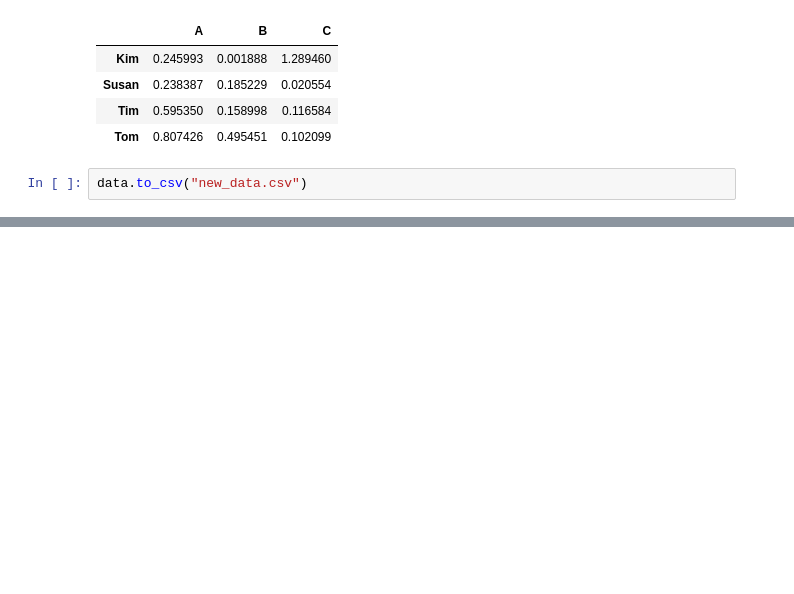
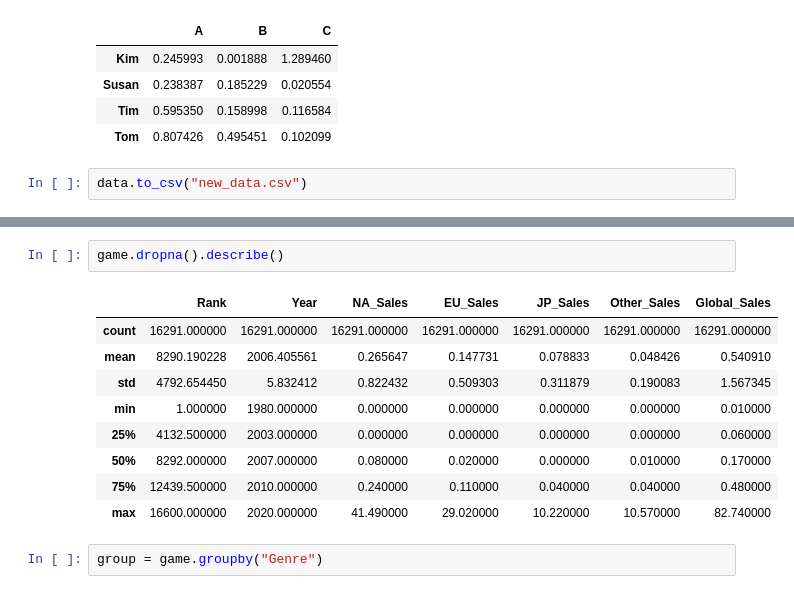
Before and after one commit to LevelUp-It-School/python_start_09_12_24, a Jupyter notebook: lesson_17/pandas.ipynb, the cells around one changed output, grey strips where cells are left out. Saved outputs shown, nothing was run; the diff lists cells and outputs as text; blank space fills up the shorter version.

```diff
--- a/lesson_17/pandas.ipynb
+++ b/lesson_17/pandas.ipynb
@@ -751,0 +1359,14 @@ data.to_csv("new_data.csv")
+# %%
+game.dropna().describe()
+# %% [output]
+|  | Rank | Year | NA_Sales | EU_Sales | JP_Sales | Other_Sales | Global_Sales |
+| count | 16291.000000 | 16291.000000 | 16291.000000 | 16291.000000 | 16291.000000 | 16291.000000 | 16291.000000 |
+| mean | 8290.190228 | 2006.405561 | 0.265647 | 0.147731 | 0.078833 | 0.048426 | 0.540910 |
+| std | 4792.654450 | 5.832412 | 0.822432 | 0.509303 | 0.311879 | 0.190083 | 1.567345 |
+| min | 1.000000 | 1980.000000 | 0.000000 | 0.000000 | 0.000000 | 0.000000 | 0.010000 |
+| 25% | 4132.500000 | 2003.000000 | 0.000000 | 0.000000 | 0.000000 | 0.000000 | 0.060000 |
+| 50% | 8292.000000 | 2007.000000 | 0.080000 | 0.020000 | 0.000000 | 0.010000 | 0.170000 |
+| 75% | 12439.500000 | 2010.000000 | 0.240000 | 0.110000 | 0.040000 | 0.040000 | 0.480000 |
+| max | 16600.000000 | 2020.000000 | 41.490000 | 29.020000 | 10.220000 | 10.570000 | 82.740000 |
+# %%
+group = game.groupby("Genre")
```
Also changed, not shown: parts of 96 cells of this notebook, 1 other file.
